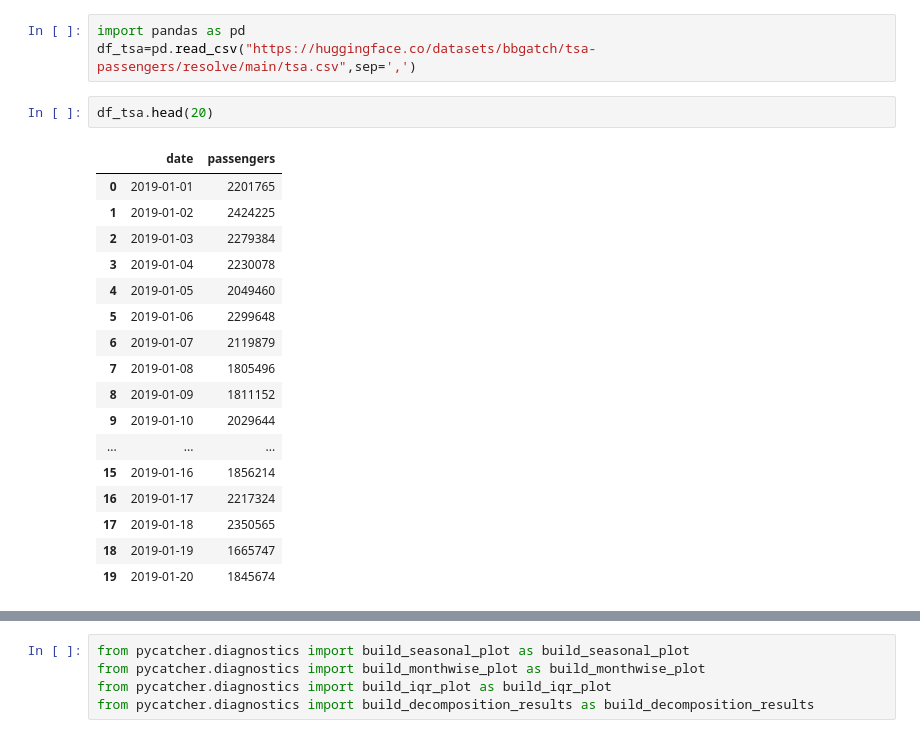
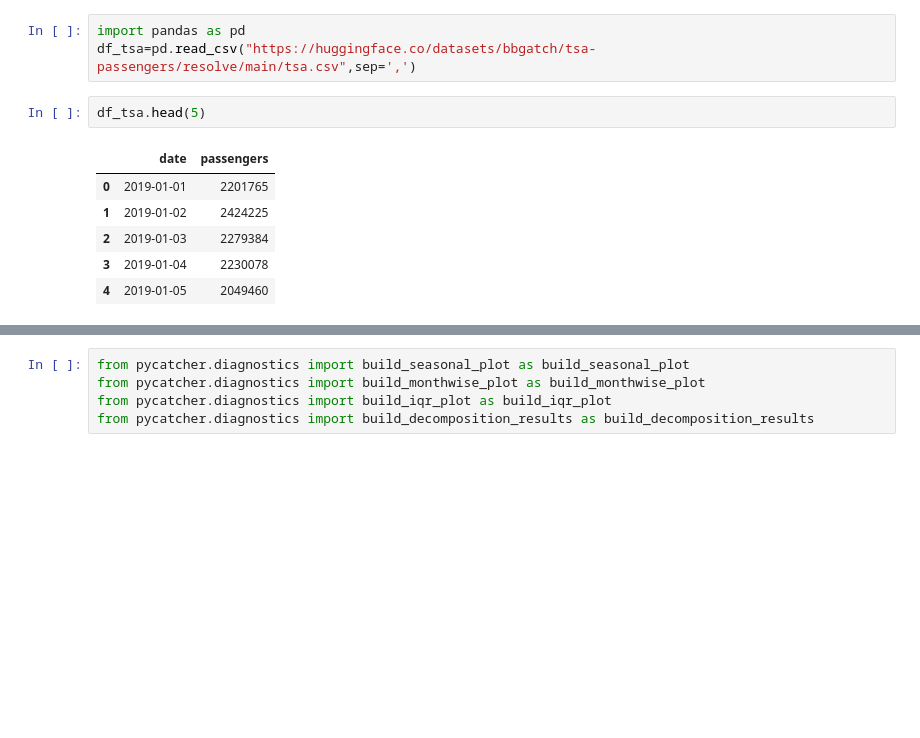
Before and after one commit to aseemanand/pycatcher, a Jupyter notebook: notebooks/Example Notebook.ipynb, the cells around one changed output, grey strips where cells are left out. Cells and saved outputs as stored; diff of their text form; blank space fills up the shorter version.

```diff
--- a/notebooks/Example Notebook.ipynb
+++ b/notebooks/Example Notebook.ipynb
@@ -60,25 +71,14 @@ Name: ID, dtype: datetime64[ns]' has dtype incompatible with int64, please expli
 import pandas as pd
 df_tsa=pd.read_csv("https://huggingface.co/datasets/bbgatch/tsa-passengers/resolve/main/tsa.csv",sep=',')
 # %%
-df_tsa.head(20)
+df_tsa.head(5)
 # %% [output]
 |  | date | passengers |
 | 0 | 2019-01-01 | 2201765 |
 | 1 | 2019-01-02 | 2424225 |
 | 2 | 2019-01-03 | 2279384 |
 | 3 | 2019-01-04 | 2230078 |
 | 4 | 2019-01-05 | 2049460 |
-| 5 | 2019-01-06 | 2299648 |
-| 6 | 2019-01-07 | 2119879 |
-| 7 | 2019-01-08 | 1805496 |
-| 8 | 2019-01-09 | 1811152 |
-| 9 | 2019-01-10 | 2029644 |
-| ... | ... | ... |
-| 15 | 2019-01-16 | 1856214 |
-| 16 | 2019-01-17 | 2217324 |
-| 17 | 2019-01-18 | 2350565 |
-| 18 | 2019-01-19 | 1665747 |
-| 19 | 2019-01-20 | 1845674 |
 # %%
 x = pc.detect_outliers_latest(df_tsa)
 print(x)
```
Also changed, not shown: parts of 9 cells of this notebook.
